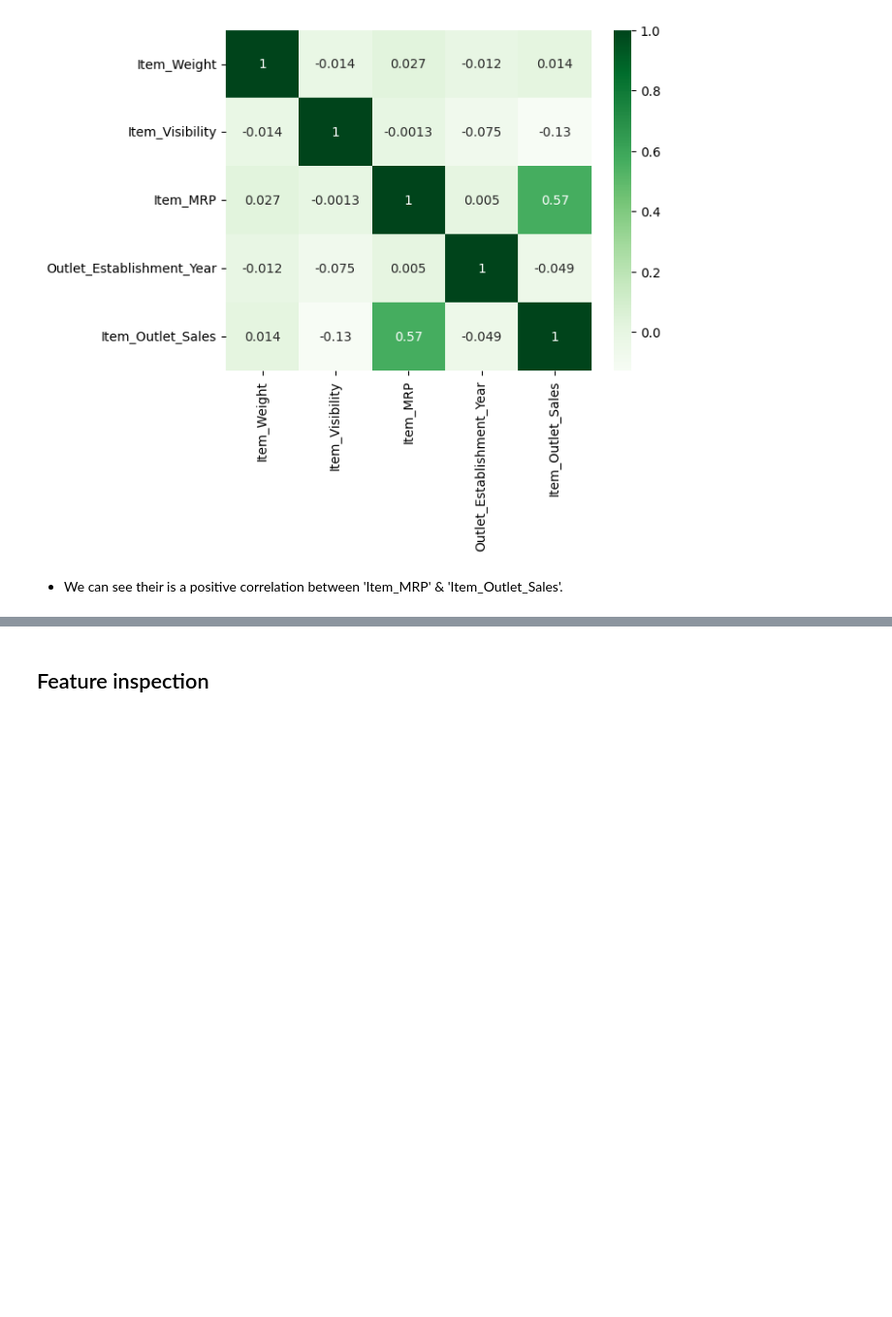
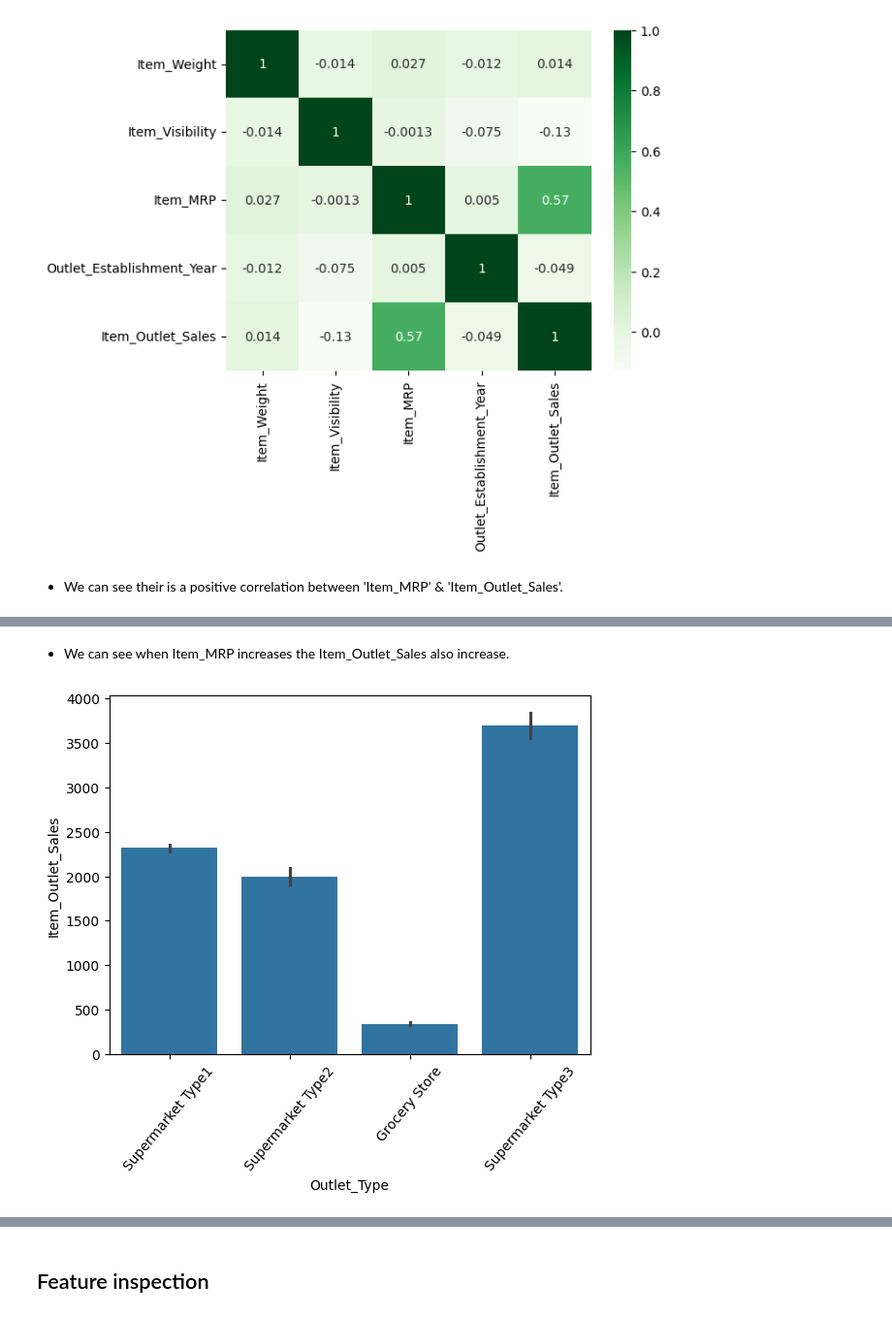
Before and after one commit to lena-33/Prediction_of_Product_Sales, a Jupyter notebook: Prediction_of_Product_Sales.ipynb, the cells around one changed output, grey strips where cells are left out. Shown at 97% size. Cells and saved outputs as stored; diff of their text form; code cells hidden in the pictures; blank space fills up the shorter version.

```diff
--- a/Prediction_of_Product_Sales.ipynb
+++ b/Prediction_of_Product_Sales.ipynb
@@ -323,0 +328,7 @@ sns.heatmap(corr , annot=True , cmap='Greens');
+# %% [markdown]
+- We can see when Item_MRP increases the Item_Outlet_Sales also increase.
+# %%
+ax = sns.barplot(data=df , x='Outlet_Type' , y='Item_Outlet_Sales')
+ax.tick_params(axis='x' , rotation=50)
+# %% [output]
+[figure, added]
```
Also changed, not shown: parts of 4 cells of this notebook.
